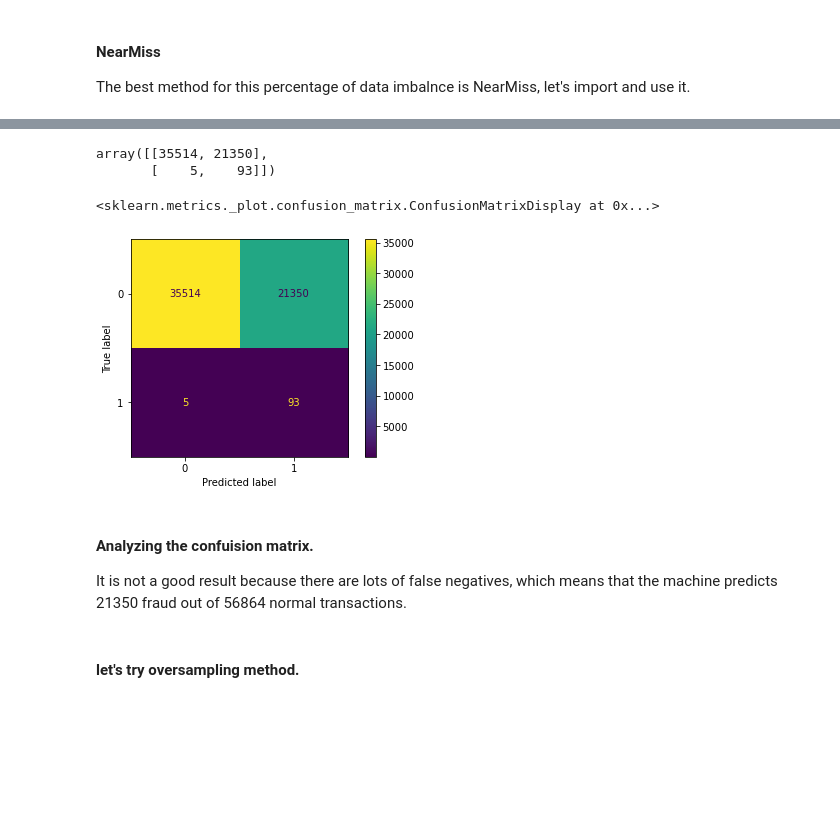
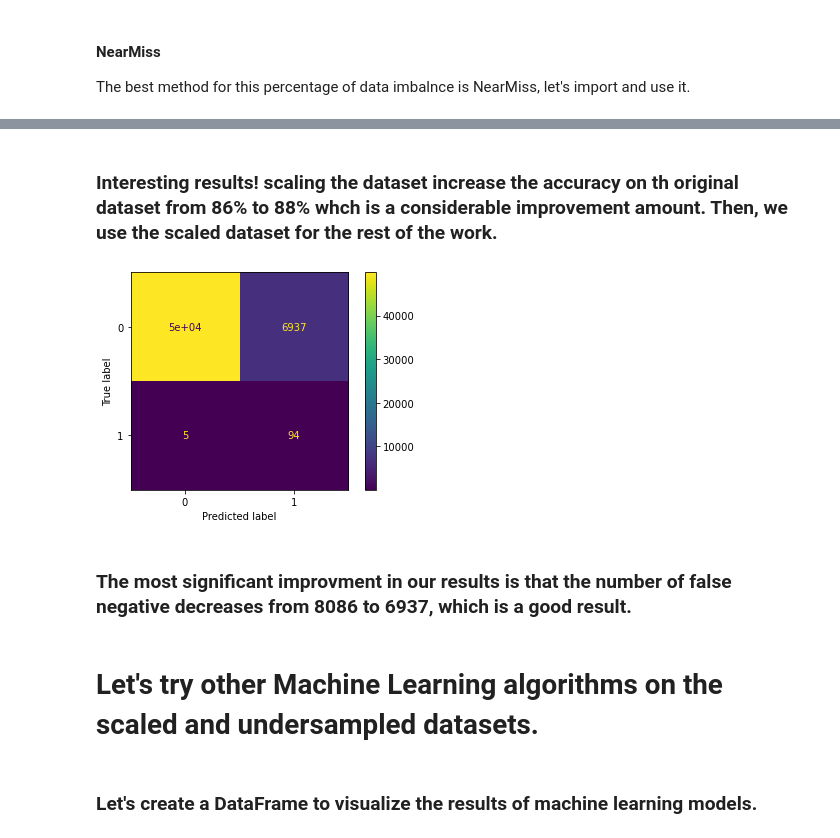
Before and after one commit to Poorya0071/Fraud-Detection, a Jupyter notebook: FraudDetection.ipynb, the cells around one changed output, grey strips where cells are left out. Saved outputs shown, nothing was run; the diff lists cells and outputs as text; code cells hidden in the pictures; blank space fills up the shorter version.

```diff
--- a/FraudDetection.ipynb
+++ b/FraudDetection.ipynb
@@ -183,0 +204,7 @@ plot_confusion_matrix(reg,X_test_resampled, y_test_resampled)
+# %%
+from sklearn.preprocessing import MinMaxScaler
+scaler = MinMaxScaler()
+scaler.fit(X_train_resampled)
+X_train_scaled_res = scaler.transform(X_train_resampled)
+X_test_scaled_res = scaler.transform(X_test_resampled)
+X_test_scaled = scaler.transform(X_test)
@@ -190,15 +221,11 @@ y_pred = reg.predict(X_test)
-# %%
-confusion_matrix(y_test, y_pred)
-# %% [output]
-array([[35514, 21350],
-       [    5,    93]])
-# %%
-plot_confusion_matrix(reg, X_test, y_test)
-# %% [output]
-<sklearn.metrics._plot.confusion_matrix.ConfusionMatrixDisplay at 0x...>
-[figure, removed]
-# %% [markdown]
-#### Analyzing the confuision matrix.
-It is not a good result because there are lots of false negatives, which means that the machine predicts 21350 fraud out of 56864 normal transactions.
-# %% [markdown]
-#### let's try oversampling method.
+# %% [markdown]
+### Interesting results! scaling the dataset increase the accuracy on th original dataset **from 86% to 88%** whch is a considerable improvement amount. Then, we use the scaled dataset for the rest of the work.
+# %%
+y_pred = reg_scaled.predict(X_test_scaled)
+plot_confusion_matrix(reg_scaled,X_test_scaled, y_test);
+# %% [output]
+[figure, added]
+# %% [markdown]
+### The most significant improvment in our results is that the number of false negative decreases **from 8086 to 6937**, which is a good result.
+# %% [markdown]
+# Let's try other Machine Learning algorithms on the scaled and undersampled datasets.
@@ -204,0 +273,2 @@ It is not a good result because there are lots of false negatives, which means t
+# %% [markdown]
+### Let's create a DataFrame to visualize the results of machine learning models.
```
Also changed, not shown: parts of 96 cells of this notebook.
